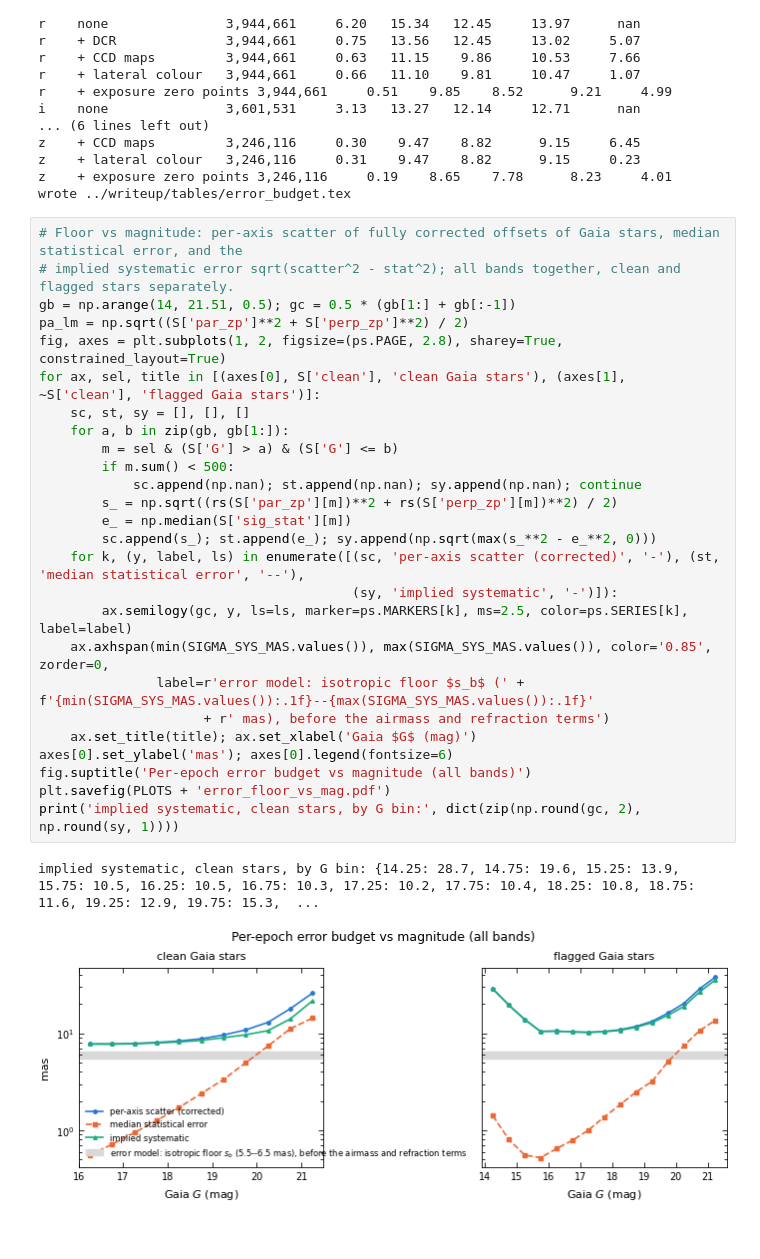
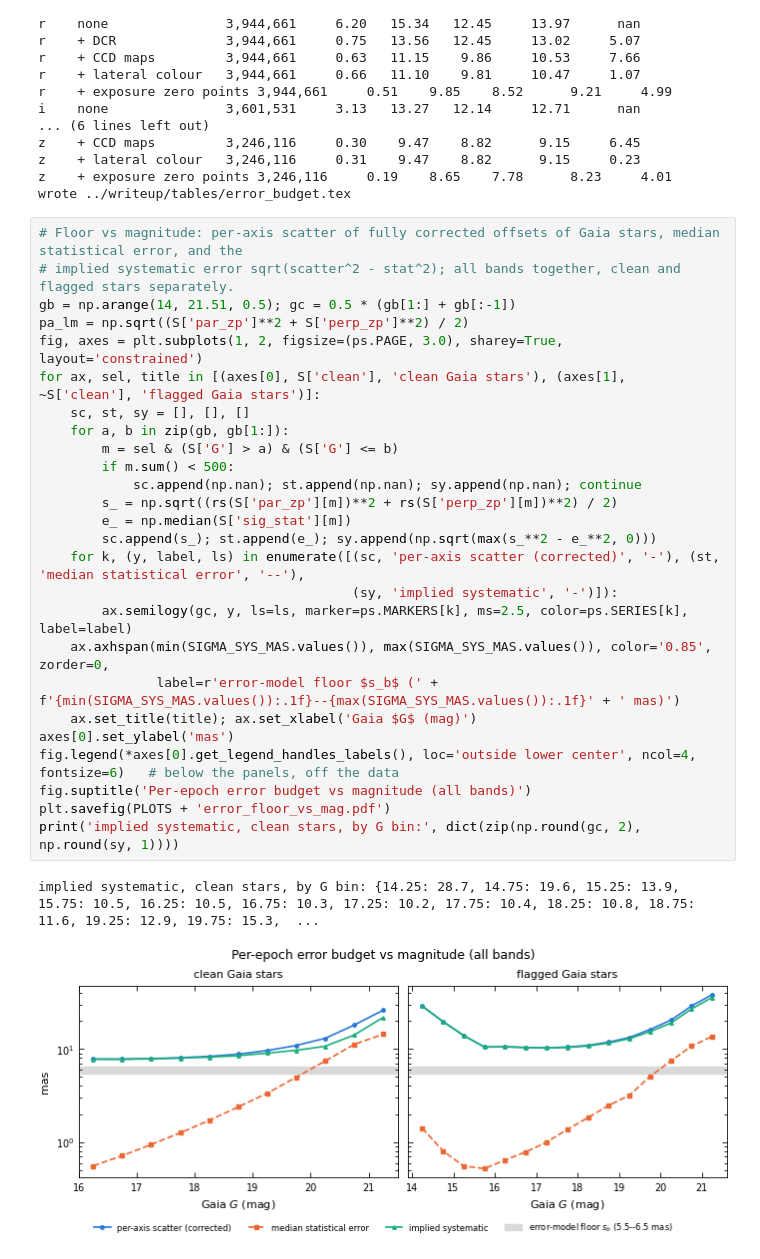
Before and after one commit to nadafalou/LegacyPM, a Jupyter notebook: run/h3-error-budget.ipynb, the cells around one changed output. Cells and saved outputs as stored; diff of their text form; blank space fills up the shorter version.

Commit message:
Completeness vs Gaia: notebook, figure, paper subsection; figure legend fixes; parallax and other caption numbers

```diff
--- a/run/h3-error-budget.ipynb
+++ b/run/h3-error-budget.ipynb
@@ -92,29 +92,29 @@ wrote ../writeup/tables/error_budget.tex
 # %%
 # Floor vs magnitude: per-axis scatter of fully corrected offsets of Gaia stars, median statistical error, and the
 # implied systematic error sqrt(scatter^2 - stat^2); all bands together, clean and flagged stars separately.
 gb = np.arange(14, 21.51, 0.5); gc = 0.5 * (gb[1:] + gb[:-1])
 pa_lm = np.sqrt((S['par_zp']**2 + S['perp_zp']**2) / 2)
-fig, axes = plt.subplots(1, 2, figsize=(ps.PAGE, 2.8), sharey=True, constrained_layout=True)
+fig, axes = plt.subplots(1, 2, figsize=(ps.PAGE, 3.0), sharey=True, layout='constrained')
 for ax, sel, title in [(axes[0], S['clean'], 'clean Gaia stars'), (axes[1], ~S['clean'], 'flagged Gaia stars')]:
     sc, st, sy = [], [], []
     for a, b in zip(gb, gb[1:]):
         m = sel & (S['G'] > a) & (S['G'] <= b)
         if m.sum() < 500:
             sc.append(np.nan); st.append(np.nan); sy.append(np.nan); continue
         s_ = np.sqrt((rs(S['par_zp'][m])**2 + rs(S['perp_zp'][m])**2) / 2)
         e_ = np.median(S['sig_stat'][m])
         sc.append(s_); st.append(e_); sy.append(np.sqrt(max(s_**2 - e_**2, 0)))
     for k, (y, label, ls) in enumerate([(sc, 'per-axis scatter (corrected)', '-'), (st, 'median statistical error', '--'),
                                         (sy, 'implied systematic', '-')]):
         ax.semilogy(gc, y, ls=ls, marker=ps.MARKERS[k], ms=2.5, color=ps.SERIES[k], label=label)
     ax.axhspan(min(SIGMA_SYS_MAS.values()), max(SIGMA_SYS_MAS.values()), color='0.85', zorder=0,
-               label=r'error model: isotropic floor $s_b$ (' + f'{min(SIGMA_SYS_MAS.values()):.1f}--{max(SIGMA_SYS_MAS.values()):.1f}'
-                     + r' mas), before the airmass and refraction terms')
+               label=r'error-model floor $s_b$ (' + f'{min(SIGMA_SYS_MAS.values()):.1f}--{max(SIGMA_SYS_MAS.values()):.1f}' + ' mas)')
     ax.set_title(title); ax.set_xlabel('Gaia $G$ (mag)')
-axes[0].set_ylabel('mas'); axes[0].legend(fontsize=6)
+axes[0].set_ylabel('mas')
+fig.legend(*axes[0].get_legend_handles_labels(), loc='outside lower center', ncol=4, fontsize=6)   # below the panels, off the data
 fig.suptitle('Per-epoch error budget vs magnitude (all bands)')
 plt.savefig(PLOTS + 'error_floor_vs_mag.pdf')
 print('implied systematic, clean stars, by G bin:', dict(zip(np.round(gc, 2), np.round(sy, 1))))
 # %% [output]
 implied systematic, clean stars, by G bin: {14.25: 28.7, 14.75: 19.6, 15.25: 13.9, 15.75: 10.5, 16.25: 10.5, 16.75: 10.3, 17.25: 10.2, 17.75: 10.4, 18.25: 10.8, 18.75: 11.6, 19.25: 12.9, 19.75: 15.3,  ...
-[figure, old version]
+[figure, new version]
```
Also changed, not shown: 17 other files.
